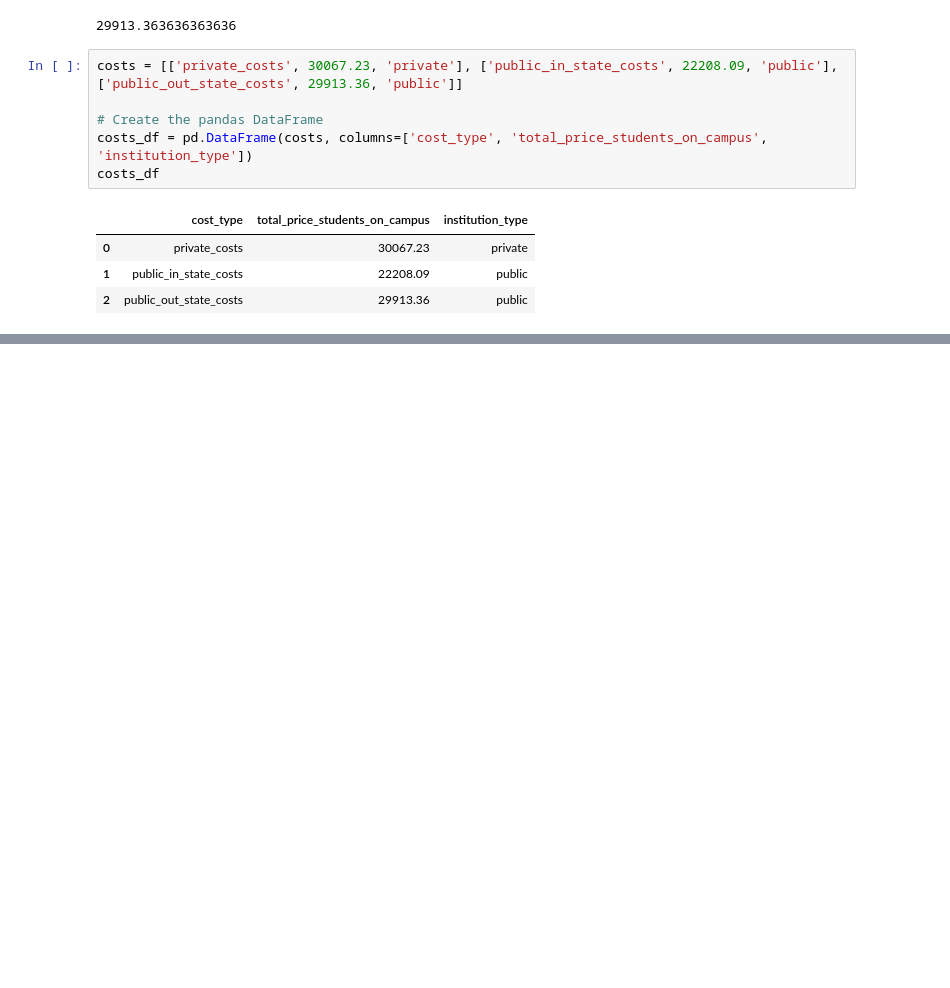
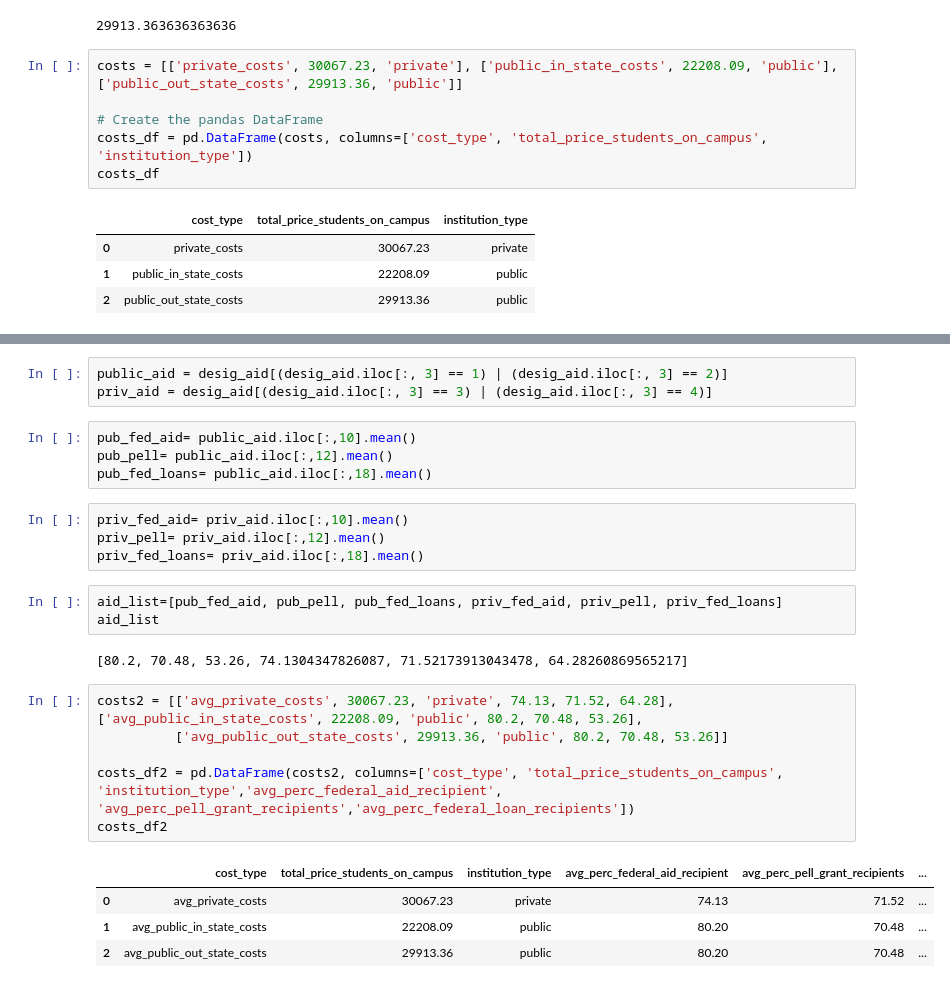
Before and after one commit to mhm516/HBCU_Analysis_Capstone, a Jupyter notebook: notebook/school_stats.ipynb, the cells around one changed output, grey strips where cells are left out. Saved outputs shown, nothing was run; the diff lists cells and outputs as text; blank space fills up the shorter version.

Commit message:
trying to see if there is a correlation with cost, aid, and xfers

```diff
--- a/notebook/school_stats.ipynb
+++ b/notebook/school_stats.ipynb
@@ -1016,0 +1043,27 @@ plt.savefig('../maps/pricing1.png',bbox_inches='tight',dpi=300)
+# %%
+public_aid = desig_aid[(desig_aid.iloc[:, 3] == 1) | (desig_aid.iloc[:, 3] == 2)]
+priv_aid = desig_aid[(desig_aid.iloc[:, 3] == 3) | (desig_aid.iloc[:, 3] == 4)]
+# %%
+pub_fed_aid= public_aid.iloc[:,10].mean()
+pub_pell= public_aid.iloc[:,12].mean()
+pub_fed_loans= public_aid.iloc[:,18].mean()
+# %%
+priv_fed_aid= priv_aid.iloc[:,10].mean()
+priv_pell= priv_aid.iloc[:,12].mean()
+priv_fed_loans= priv_aid.iloc[:,18].mean()
+# %%
+aid_list=[pub_fed_aid, pub_pell, pub_fed_loans, priv_fed_aid, priv_pell, priv_fed_loans]
+aid_list
+# %% [output]
+[80.2, 70.48, 53.26, 74.1304347826087, 71.52173913043478, 64.28260869565217]
+# %%
+costs2 = [['avg_private_costs', 30067.23, 'private', 74.13, 71.52, 64.28], ['avg_public_in_state_costs', 22208.09, 'public', 80.2, 70.48, 53.26],
+          ['avg_public_out_state_costs', 29913.36, 'public', 80.2, 70.48, 53.26]]
+
+costs_df2 = pd.DataFrame(costs2, columns=['cost_type', 'total_price_students_on_campus', 'institution_type','avg_perc_federal_aid_recipient', 'avg_perc_pell_grant_recipients','avg_perc_federal_loan_recipients'])
+costs_df2
+# %% [output]
+|  | cost_type | total_price_students_on_campus | institution_type | avg_perc_federal_aid_recipient | avg_perc_pell_grant_recipients | ... |
+| 0 | avg_private_costs | 30067.23 | private | 74.13 | 71.52 | ... |
+| 1 | avg_public_in_state_costs | 22208.09 | public | 80.20 | 70.48 | ... |
+| 2 | avg_public_out_state_costs | 29913.36 | public | 80.20 | 70.48 | ... |
```
Also changed, not shown: parts of 7 cells of this notebook.
